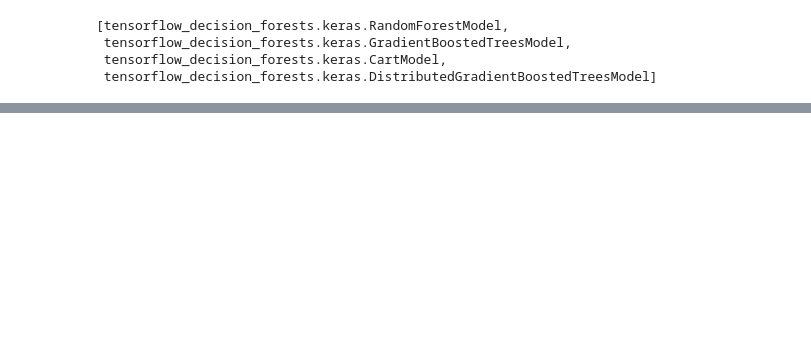
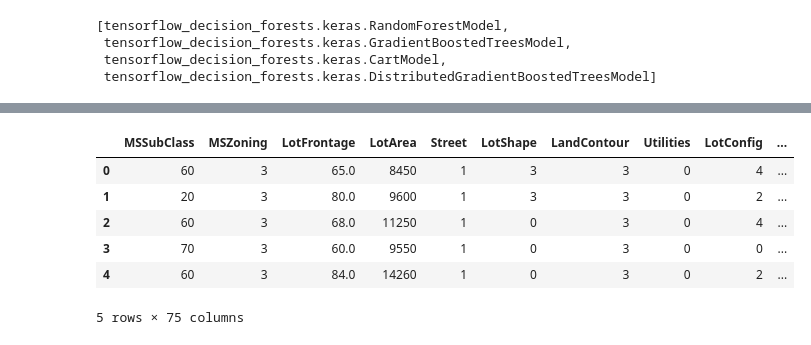
Before and after one commit to GhosTHaise/ml-house-prices-regression, a Jupyter notebook: houseRegression.ipynb, the cells around one changed output, grey strips where cells are left out. Saved outputs shown, nothing was run; the diff lists cells and outputs as text; code cells hidden in the pictures; blank space fills up the shorter version.

```diff
--- a/houseRegression.ipynb
+++ b/houseRegression.ipynb
@@ -393,10 +390,23 @@ tfdf.keras.get_all_models()
 train_y = train_df['SalePrice']
 train_df_copy = train_df.copy()
 train_df_copy = train_df.drop(columns=['SalePrice'])
+# %%
+objectColumns = train_df.select_dtypes(include=['object']).columns
+matrixT = []
+for col in objectColumns:
+    matrixT.append({ col : train_df[col].unique()})
+
+
+def get_value_by_key(data, key):
+    for item in data:
+        if key in item:
+            return item[key]
+    return None
 # %%
 from sklearn.base import BaseEstimator, TransformerMixin
 from sklearn.impute import SimpleImputer
-from sklearn.preprocessing import OrdinalEncoder
+from sklearn.preprocessing import OneHotEncoder
+from sklearn.preprocessing import LabelEncoder
 
 class isNaImputer(BaseEstimator,TransformerMixin):
     def fit(self,X,y=None):
@@ -404,7 +414,7 @@ class isNaImputer(BaseEstimator,TransformerMixin):
         return self
 
     def transform(self,X):
-        imputer = SimpleImputer(strategy="mean")
+        imputer = SimpleImputer(strategy="most_frequent")
         column_number = X.select_dtypes(include=["int","float"]).columns
         column_with_missing_value = X.columns[X.isna().sum() / X.shape[0] > 0]
         for col in column_with_missing_value:
@@ -416,18 +426,19 @@ class isNaImputer(BaseEstimator,TransformerMixin):
 class FeatureEncoder(BaseEstimator, TransformerMixin):
     def fit(self, X, y=None):
         print("X after fit : ", X.shape)
-        self.encoders = {}
-        objectColumns = X.select_dtypes(include=['object']).columns
-        for col in objectColumns:
-            self.encoders[col] = OrdinalEncoder()
-            self.encoders[col].fit(X[[col]])
         return self
 
     def transform(self, X):
-        objectColumns = X.select_dtypes(include=['object']).columns
         for col in objectColumns:
-            encoder = self.encoders[col]
-            X[col] = encoder.transform(X[[col]])
+            encoder = LabelEncoder()
+            mt = get_value_by_key(matrixT,col)
+            mt = np.append(mt,np.nan)
+            print(col,mt)
+            encoder.fit(mt)
+
+            X[col] = encoder.transform(X[col])
+            print(f"{col} after encoding:", X[col].unique())
+
         print("X after encoder : ", X.shape)
         return X
 # %%
@@ -443,3 +468,13 @@ X after encoder :  (1460, 242)
+# %%
+strat_df_set.head()
+# %% [output]
+|  | MSSubClass | MSZoning | LotFrontage | LotArea | Street | LotShape | LandContour | Utilities | LotConfig | ... |
+| 0 | 60 | 3 | 65.0 | 8450 | 1 | 3 | 3 | 0 | 4 | ... |
+| 1 | 20 | 3 | 80.0 | 9600 | 1 | 3 | 3 | 0 | 2 | ... |
+| 2 | 60 | 3 | 68.0 | 11250 | 1 | 0 | 3 | 0 | 4 | ... |
+| 3 | 70 | 3 | 60.0 | 9550 | 1 | 0 | 3 | 0 | 0 | ... |
+| 4 | 60 | 3 | 84.0 | 14260 | 1 | 0 | 3 | 0 | 2 | ... |
+5 rows × 75 columns
 # %%
 from sklearn.linear_model import LinearRegression;
 regressor = LinearRegression()
```
Also changed, not shown: parts of 19 cells of this notebook, 1 other file.
